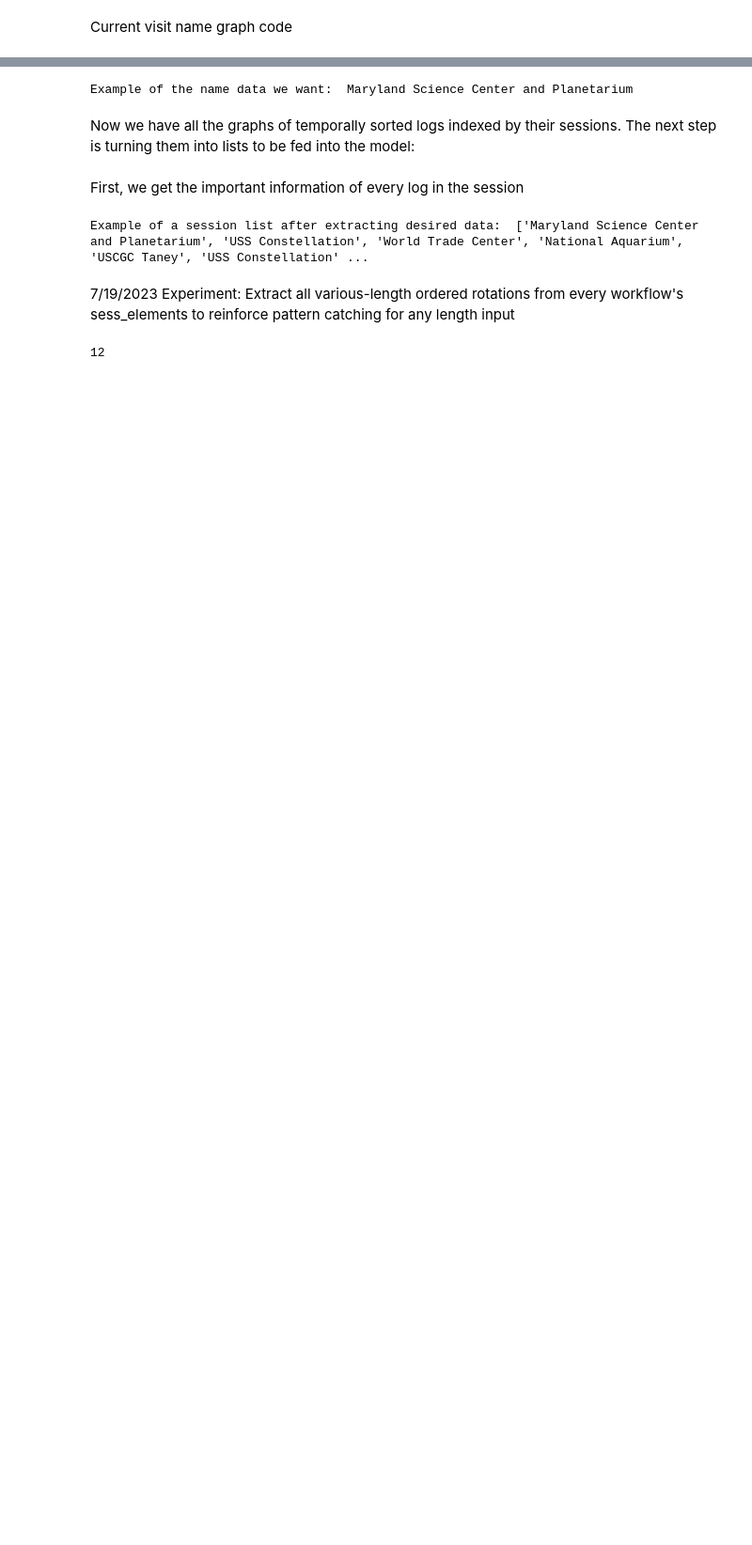
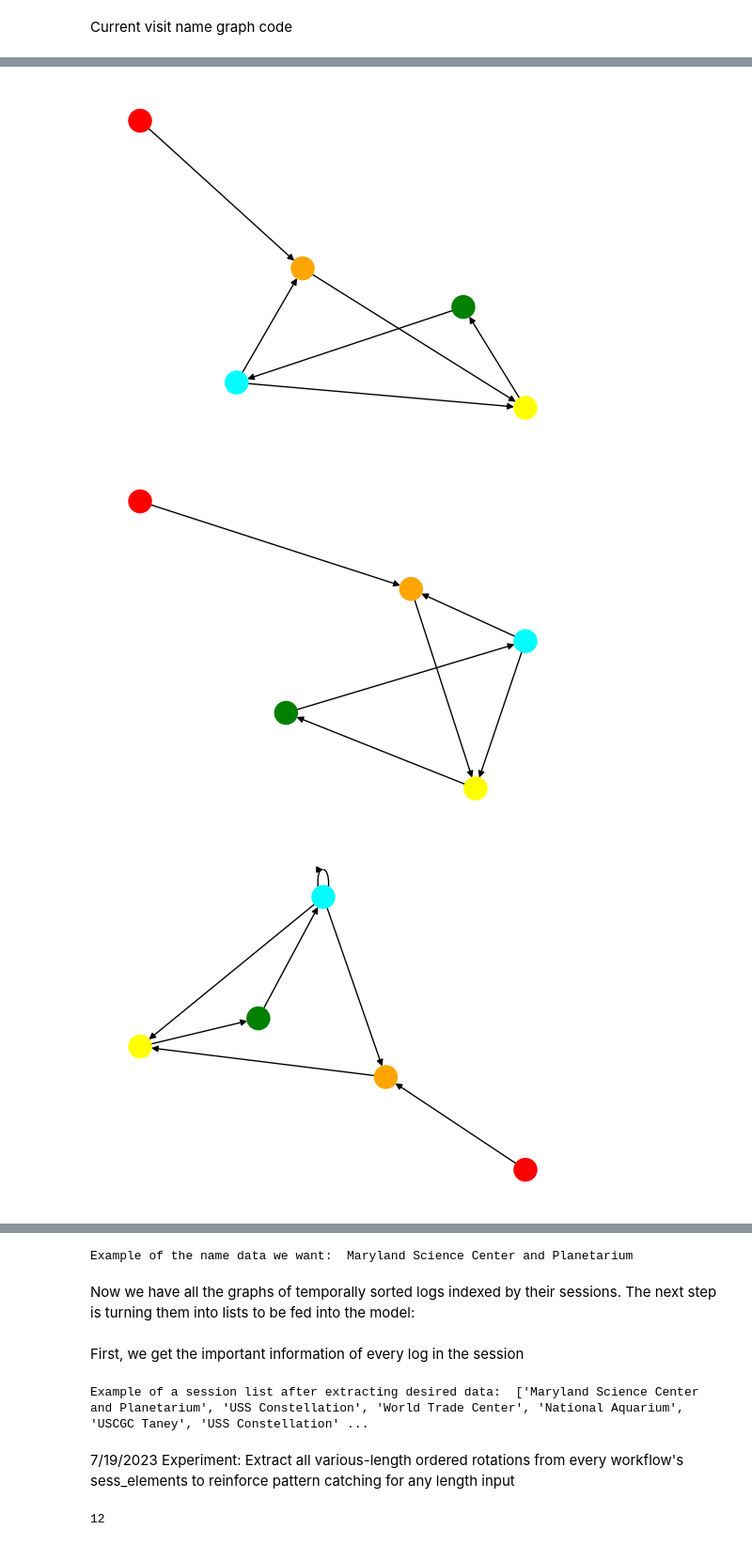
Before and after one commit to UMD-ARLIS/incubator-flagon-distill, a Jupyter notebook: prototypes/Prototype 4.ipynb, the cells around one changed output, grey strips where cells are left out. Shown at 94% size. Cells and saved outputs as stored; diff of their text form; code cells hidden in the pictures; blank space fills up the shorter version.

Commit message:
prototype_4.2 - restructuring graph display

```diff
--- a/prototypes/Prototype 4.ipynb
+++ b/prototypes/Prototype 4.ipynb
@@ -174,0 +185,31 @@ for sessID,logs in data.items():
+# %%
+# Path to the logs
+# files = ["data3/logs_nome_vlad.json"]
+files = all_paths
+
+# Color coding the different elements for the Sankey and Directed graphs
+# color_dict = {'Other':'green', 'div.leaflet-pane leaflet-map-pane':'red'}
+vlad_color_dict = {'Maryland Science Center and Planetarium':'red',
+              'USS Constellation':'orange', 'World Trade Center':'yellow',
+              'National Aquarium':'green', 'USCGC Taney':'cyan',
+              'Pratt Street Pavilion':'blue', 'Light Street Pavilion':'purple',
+              'Chesapeake':'pink', 'Other':'black'}
+
+# creating a list to store the generated directed graphs
+graphs = {}
+
+vlad_file = "data3/logs_nome_vlad.json"
+data_dict = setup(vlad_file, "datetime")
+
+for sessID,logs in data_dict.items():
+    # creating the directed graph and assigning the previously defined color-code
+    (graph, colors) = get_color_graph(logs, vlad_color_dict, get_partition)
+    f = plt.figure()
+    # drawing the di-graph
+    nx.draw(graph, pos=nx.spring_layout(graph), node_color=colors, ax=f.add_subplot(111))
+    # adding the digraph to our previously defined 'graphs' list.
+    graphs[sessID] = graph
+# %% [output]
+[figure, added]
+[figure, added]
+[figure, added]
```
Also changed, not shown: parts of 27 cells of this notebook, 16 other files.
